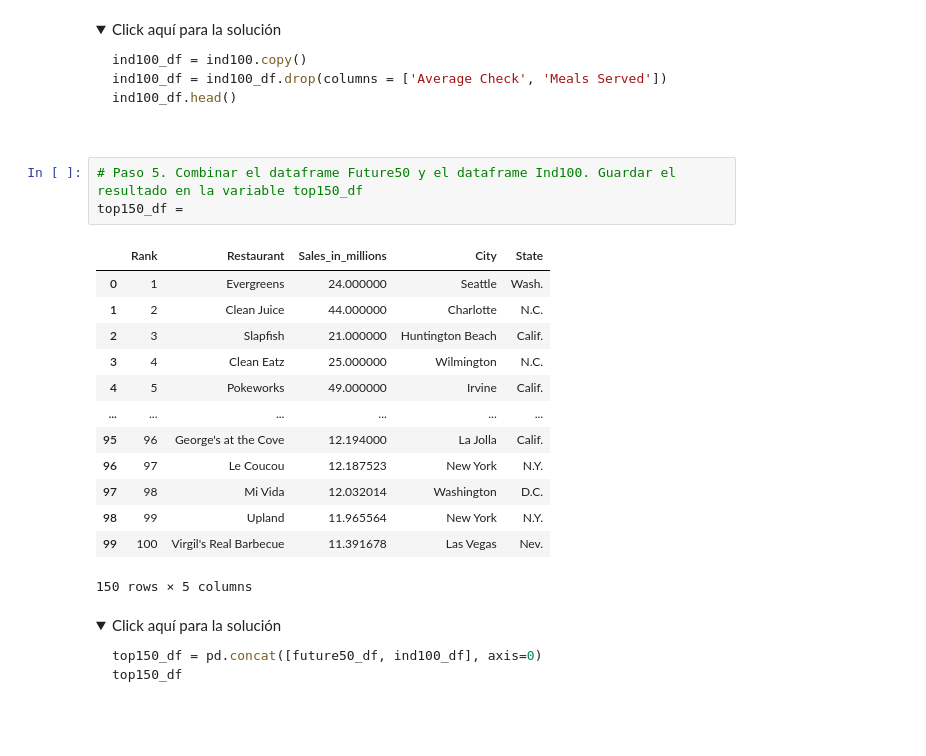
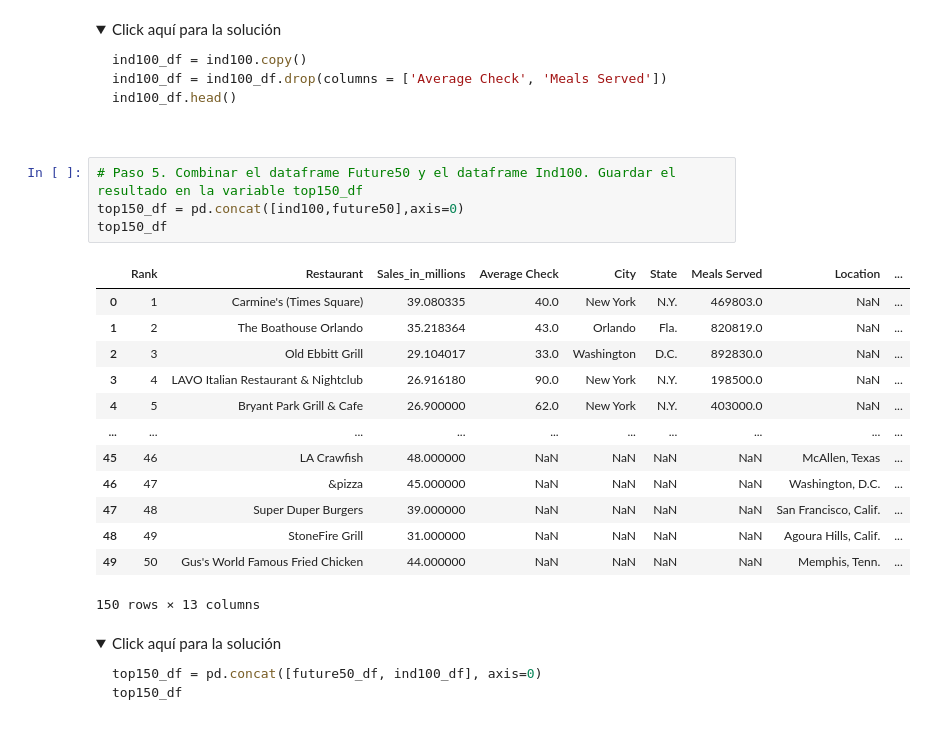
Before and after one commit to ivianrr/curso-big-data, a Jupyter notebook: Sesión 1/M4 - ETL.ipynb, the cells around one changed output. Cells and saved outputs as stored; diff of their text form; folded sections open.

```diff
--- a/Sesión 1/M4 - ETL.ipynb
+++ b/Sesión 1/M4 - ETL.ipynb
@@ -328,21 +338,22 @@ ind100_df.head()
 </details>
 # %%
 # Paso 5. Combinar el dataframe Future50 y el dataframe Ind100. Guardar el resultado en la variable top150_df
-top150_df =
+top150_df = pd.concat([ind100,future50],axis=0)
+top150_df
 # %% [output]
-|  | Rank | Restaurant | Sales_in_millions | City | State |
-| 0 | 1 | Evergreens | 24.000000 | Seattle | Wash. |
-| 1 | 2 | Clean Juice | 44.000000 | Charlotte | N.C. |
-| 2 | 3 | Slapfish | 21.000000 | Huntington Beach | Calif. |
-| 3 | 4 | Clean Eatz | 25.000000 | Wilmington | N.C. |
-| 4 | 5 | Pokeworks | 49.000000 | Irvine | Calif. |
-| ... | ... | ... | ... | ... | ... |
-| 95 | 96 | George's at the Cove | 12.194000 | La Jolla | Calif. |
-| 96 | 97 | Le Coucou | 12.187523 | New York | N.Y. |
-| 97 | 98 | Mi Vida | 12.032014 | Washington | D.C. |
-| 98 | 99 | Upland | 11.965564 | New York | N.Y. |
-| 99 | 100 | Virgil's Real Barbecue | 11.391678 | Las Vegas | Nev. |
+|  | Rank | Restaurant | Sales_in_millions | Average Check | City | State | Meals Served | Location | ... |
+| 0 | 1 | Carmine's (Times Square) | 39.080335 | 40.0 | New York | N.Y. | 469803.0 | NaN | ... |
+| 1 | 2 | The Boathouse Orlando | 35.218364 | 43.0 | Orlando | Fla. | 820819.0 | NaN | ... |
+| 2 | 3 | Old Ebbitt Grill | 29.104017 | 33.0 | Washington | D.C. | 892830.0 | NaN | ... |
+| 3 | 4 | LAVO Italian Restaurant & Nightclub | 26.916180 | 90.0 | New York | N.Y. | 198500.0 | NaN | ... |
+| 4 | 5 | Bryant Park Grill & Cafe | 26.900000 | 62.0 | New York | N.Y. | 403000.0 | NaN | ... |
+| ... | ... | ... | ... | ... | ... | ... | ... | ... | ... |
+| 45 | 46 | LA Crawfish | 48.000000 | NaN | NaN | NaN | NaN | McAllen, Texas | ... |
+| 46 | 47 | &pizza | 45.000000 | NaN | NaN | NaN | NaN | Washington, D.C. | ... |
+| 47 | 48 | Super Duper Burgers | 39.000000 | NaN | NaN | NaN | NaN | San Francisco, Calif. | ... |
+| 48 | 49 | StoneFire Grill | 31.000000 | NaN | NaN | NaN | NaN | Agoura Hills, Calif. | ... |
+| 49 | 50 | Gus's World Famous Fried Chicken | 44.000000 | NaN | NaN | NaN | NaN | Memphis, Tenn. | ... |
-150 rows × 5 columns
+150 rows × 13 columns
 # %% [markdown]
 <details><summary>Click aquí para la solución</summary>
 
```
Also changed, not shown: parts of 9 cells of this notebook.
